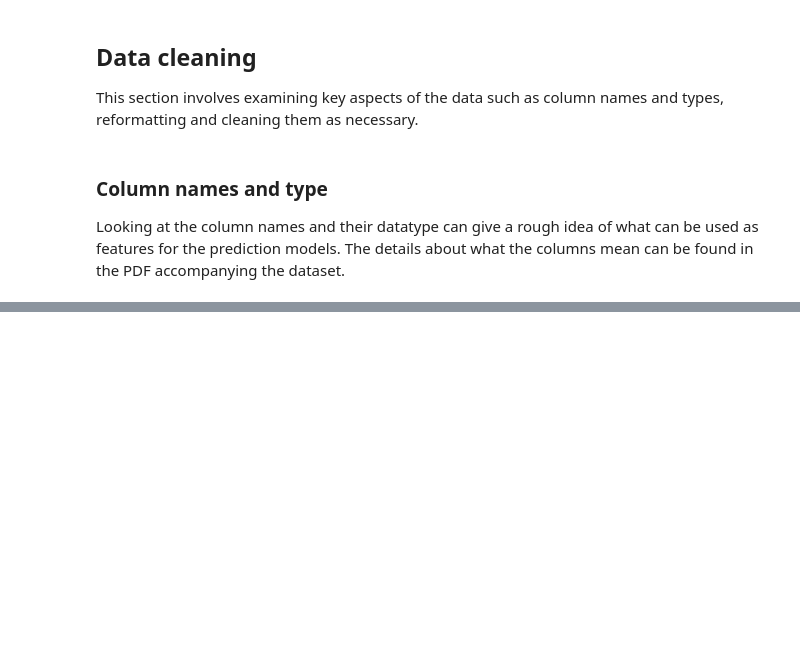
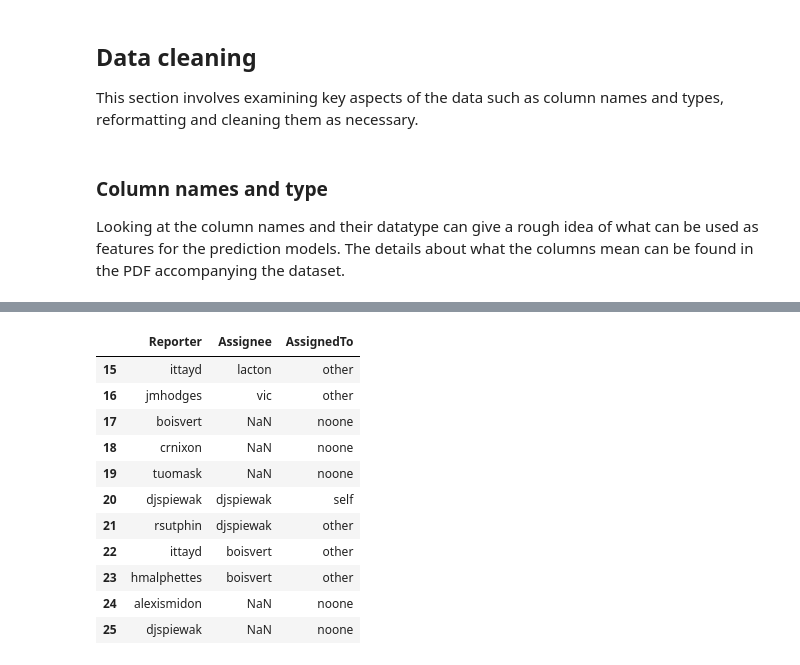
Before and after one commit to winnawat/bugfixtime, a Jupyter notebook: bugfixtime.ipynb, the cells around one changed output, grey strips where cells are left out. Drawn from its saved outputs; the diff is of its cells as text; code cells hidden in the pictures; blank space fills up the shorter version.

```diff
--- a/bugfixtime.ipynb
+++ b/bugfixtime.ipynb
@@ -98,0 +232,18 @@ Looking at the column names and their datatype can give a rough idea of what can
+# %%
+bugsdf["AssignedTo"] = bugsdf.apply(lambda x: 'self' if x["Reporter"] == x["Assignee"]  else ('noone' if pd.isnull(x["Assignee"]) else 'other'), axis=1)
+
+# verifying the column values
+bugsdf.loc[15:25,["Reporter", "Assignee", "AssignedTo"]]
+# %% [output]
+|  | Reporter | Assignee | AssignedTo |
+| 15 | ittayd | lacton | other |
+| 16 | jmhodges | vic | other |
+| 17 | boisvert | NaN | noone |
+| 18 | crnixon | NaN | noone |
+| 19 | tuomask | NaN | noone |
+| 20 | djspiewak | djspiewak | self |
+| 21 | rsutphin | djspiewak | other |
+| 22 | ittayd | boisvert | other |
+| 23 | hmalphettes | boisvert | other |
+| 24 | alexismidon | NaN | noone |
+| 25 | djspiewak | NaN | noone |
```
Also changed, not shown: parts of 26 cells of this notebook.
